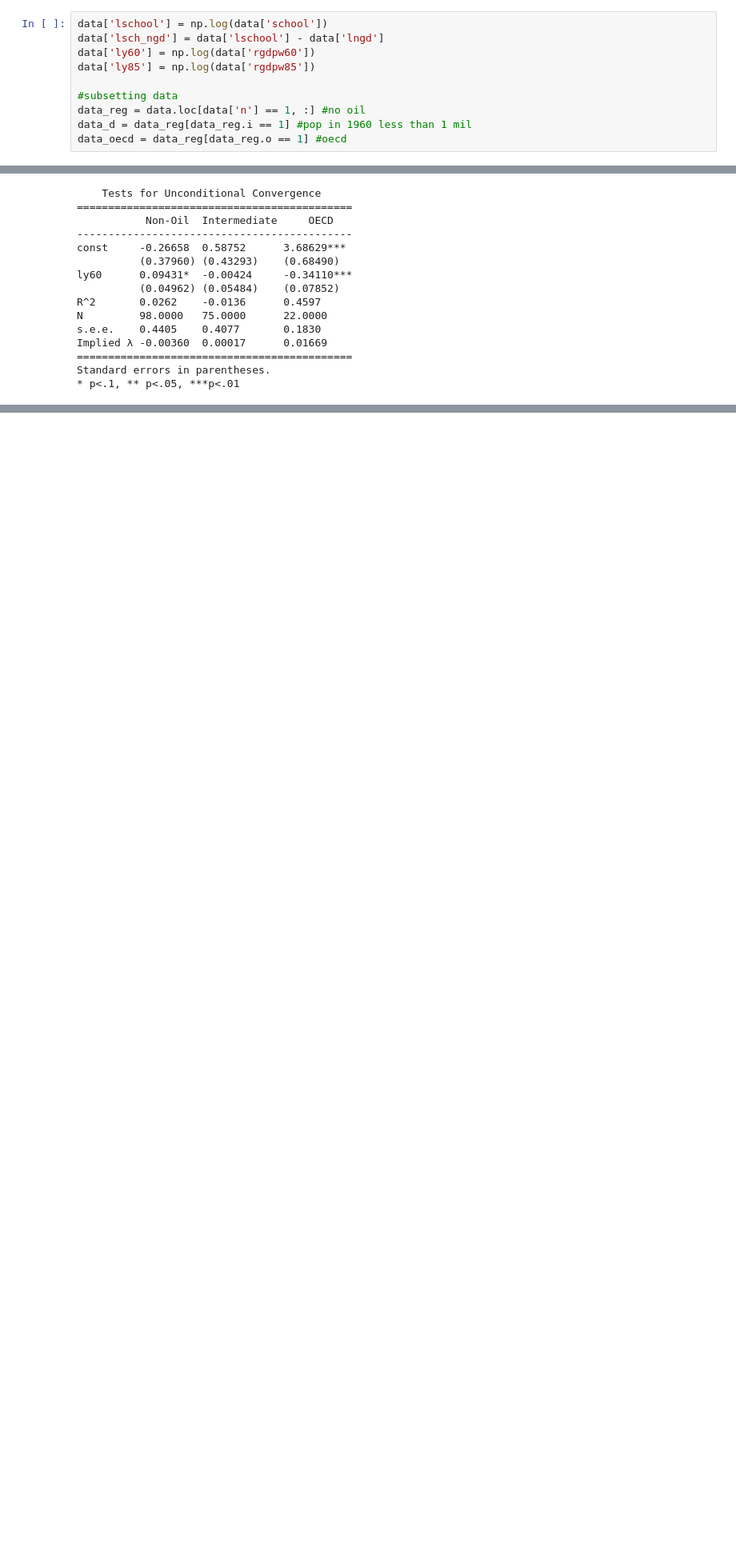
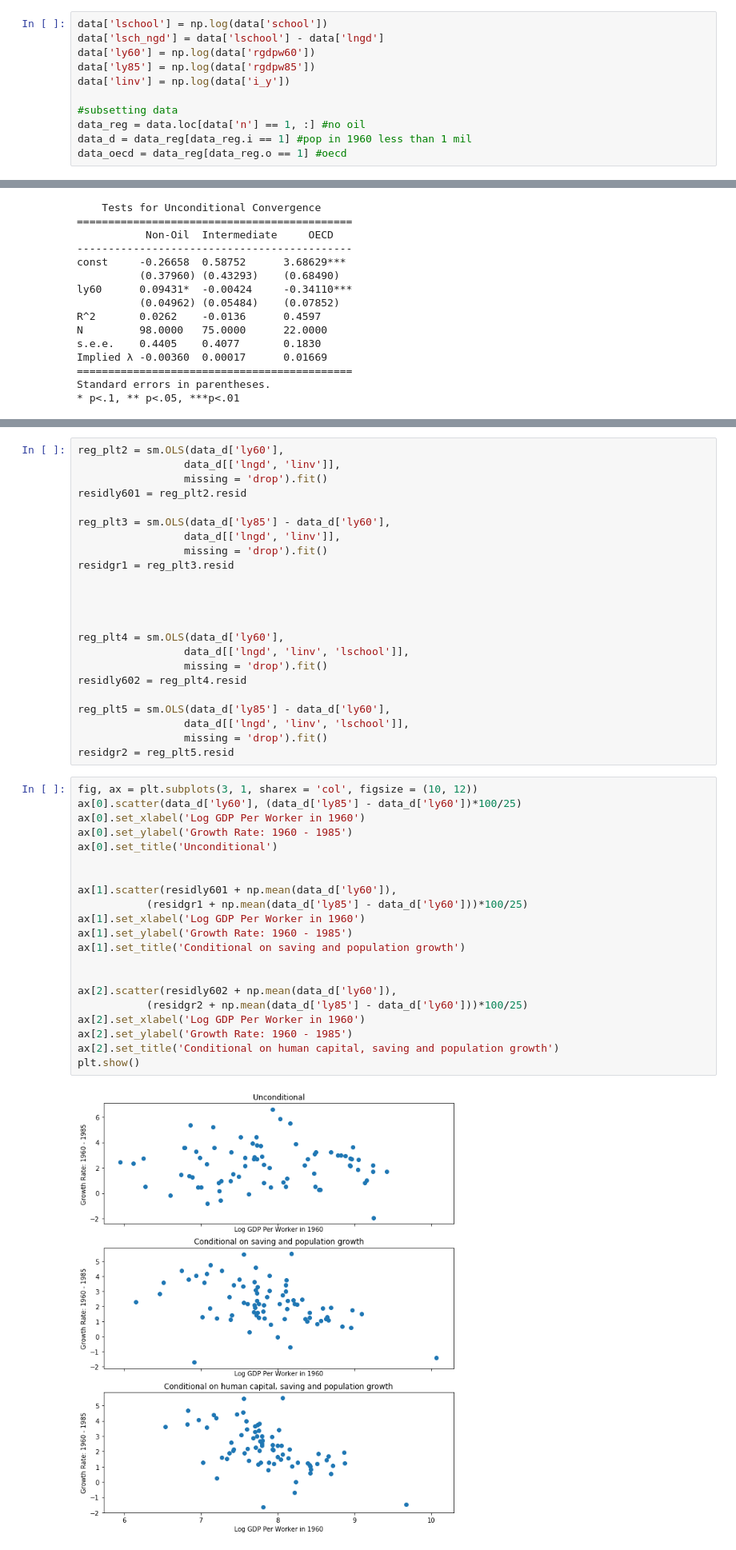
Before and after one commit to HariharanJayashankar/mrw1992, a Jupyter notebook: MRW1992.ipynb, the cells around one changed output, grey strips where cells are left out. Shown: that part at 80% size. Saved outputs shown, nothing was run; the diff lists cells and outputs as text; blank space fills up the shorter version.

```diff
--- a/MRW1992.ipynb
+++ b/MRW1992.ipynb
@@ -63,6 +64,7 @@ data['lschool'] = np.log(data['school'])
 data['lsch_ngd'] = data['lschool'] - data['lngd']
 data['ly60'] = np.log(data['rgdpw60'])
 data['ly85'] = np.log(data['rgdpw85'])
+data['linv'] = np.log(data['i_y'])
 
 #subsetting data
 data_reg = data.loc[data['n'] == 1, :] #no oil
@@ -444,0 +504,46 @@ Standard errors in parentheses.
+# %%
+reg_plt2 = sm.OLS(data_d['ly60'],
+                 data_d[['lngd', 'linv']],
+                 missing = 'drop').fit()
+residly601 = reg_plt2.resid
+
+reg_plt3 = sm.OLS(data_d['ly85'] - data_d['ly60'],
+                 data_d[['lngd', 'linv']],
+                 missing = 'drop').fit()
+residgr1 = reg_plt3.resid
+
+
+
+
+reg_plt4 = sm.OLS(data_d['ly60'],
+                 data_d[['lngd', 'linv', 'lschool']],
+                 missing = 'drop').fit()
+residly602 = reg_plt4.resid
+
+reg_plt5 = sm.OLS(data_d['ly85'] - data_d['ly60'],
+                 data_d[['lngd', 'linv', 'lschool']],
+                 missing = 'drop').fit()
+residgr2 = reg_plt5.resid
+# %%
+fig, ax = plt.subplots(3, 1, sharex = 'col', figsize = (10, 12))
+ax[0].scatter(data_d['ly60'], (data_d['ly85'] - data_d['ly60'])*100/25)
+ax[0].set_xlabel('Log GDP Per Worker in 1960')
+ax[0].set_ylabel('Growth Rate: 1960 - 1985')
+ax[0].set_title('Unconditional')
+
+
+ax[1].scatter(residly601 + np.mean(data_d['ly60']),
+           (residgr1 + np.mean(data_d['ly85'] - data_d['ly60']))*100/25)
+ax[1].set_xlabel('Log GDP Per Worker in 1960')
+ax[1].set_ylabel('Growth Rate: 1960 - 1985')
+ax[1].set_title('Conditional on saving and population growth')
+
+
+ax[2].scatter(residly602 + np.mean(data_d['ly60']),
+           (residgr2 + np.mean(data_d['ly85'] - data_d['ly60']))*100/25)
+ax[2].set_xlabel('Log GDP Per Worker in 1960')
+ax[2].set_ylabel('Growth Rate: 1960 - 1985')
+ax[2].set_title('Conditional on human capital, saving and population growth')
+plt.show()
+# %% [output]
+[figure, added]
```
Also changed, not shown: parts of 8 cells of this notebook, 1 other file.
